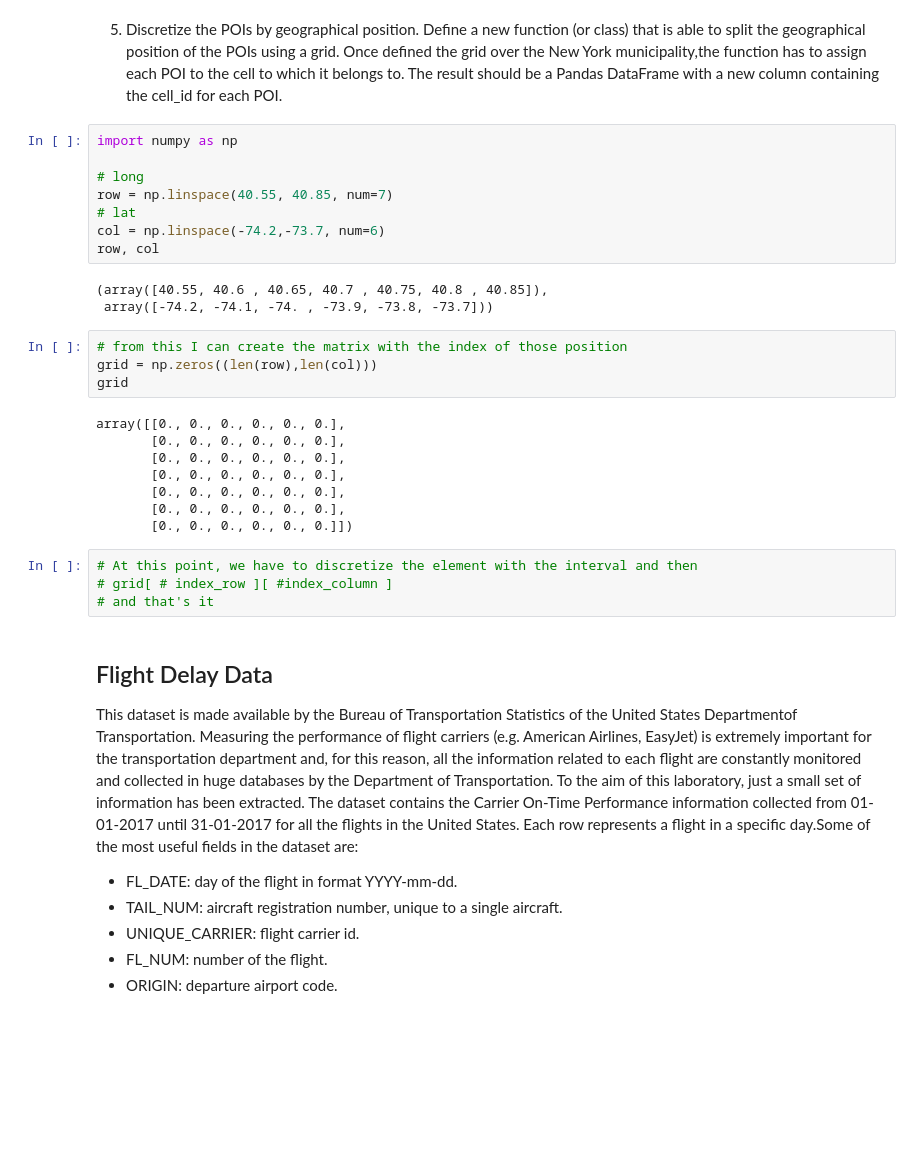
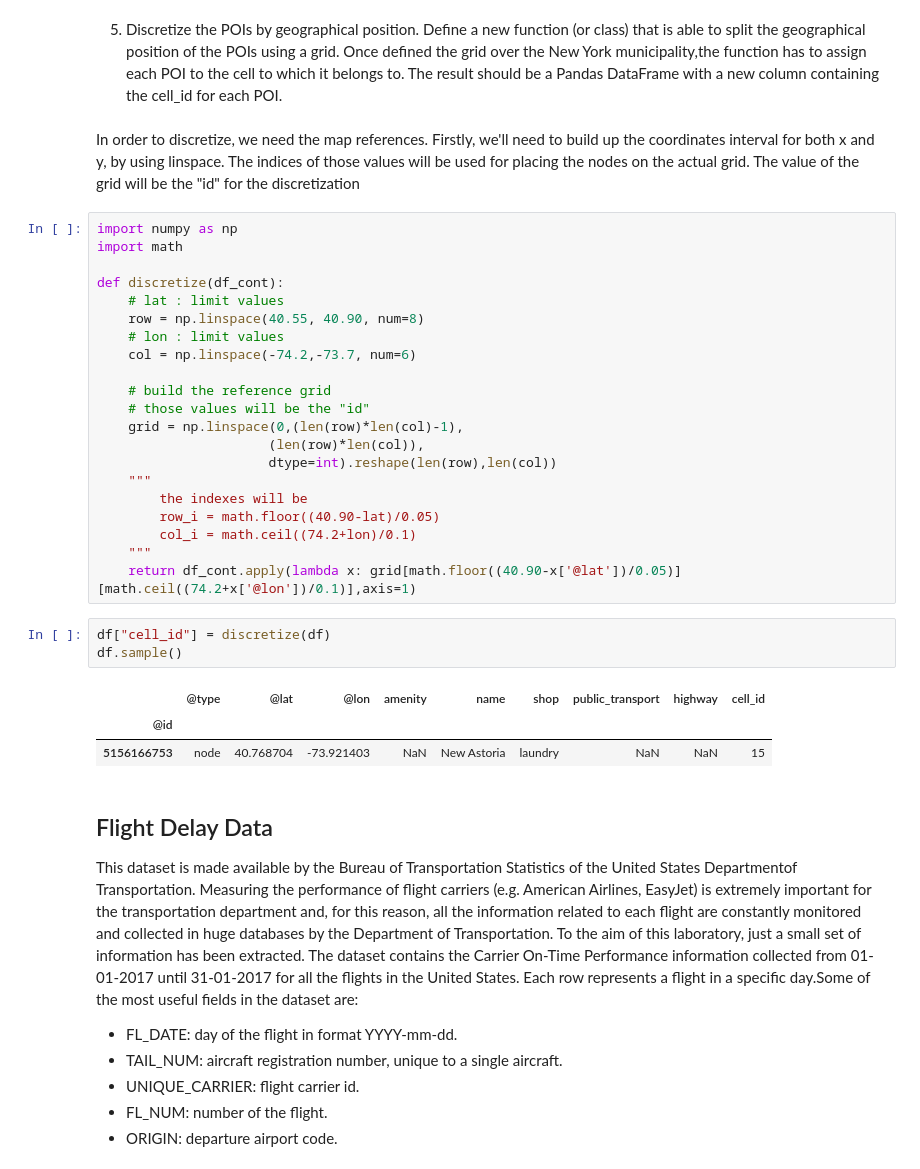
Before and after one commit to francescodisalvo05/Data-Science-Lab-Exercises, a Jupyter notebook: Notebooks/5-Laboratory-04-11-2020.ipynb, the cells around one changed output. Drawn from its saved outputs; the diff is of its cells as text; blank space fills up the shorter version.

```diff
--- a/Notebooks/5-Laboratory-04-11-2020.ipynb
+++ b/Notebooks/5-Laboratory-04-11-2020.ipynb
@@ -173,33 +173,36 @@ plotScatterImg("fast_food")
 Well, of course a stronger concentration of points means a stonger presence of those amenities. Then, for a better understanding I introduced the parameter $\alpha$ in order to  have a darker color over the most concentrated areas
 # %% [markdown]
 5. Discretize the POIs by geographical position. Define a new function (or class) that is able to split the geographical position of the POIs using a grid. Once defined the grid over the New York municipality,the function has to assign each POI to the cell to which it belongs to. The result should be a Pandas DataFrame with a new column containing the cell_id for each POI.
-# %%
-import numpy as np
-
-# long
-row = np.linspace(40.55, 40.85, num=7)
-# lat
-col = np.linspace(-74.2,-73.7, num=6)
-row, col
-# %% [output]
-(array([40.55, 40.6 , 40.65, 40.7 , 40.75, 40.8 , 40.85]),
- array([-74.2, -74.1, -74. , -73.9, -73.8, -73.7]))
-# %%
-# from this I can create the matrix with the index of those position
-grid = np.zeros((len(row),len(col)))
-grid
-# %% [output]
-array([[0., 0., 0., 0., 0., 0.],
-       [0., 0., 0., 0., 0., 0.],
-       [0., 0., 0., 0., 0., 0.],
-       [0., 0., 0., 0., 0., 0.],
-       [0., 0., 0., 0., 0., 0.],
-       [0., 0., 0., 0., 0., 0.],
-       [0., 0., 0., 0., 0., 0.]])
-# %%
-# At this point, we have to discretize the element with the interval and then
-# grid[ # index_row ][ #index_column ]
-# and that's it
+# %% [markdown]
+In order to discretize, we need the map references. Firstly, we'll need to build up the coordinates interval for both x and y, by using linspace. The indices of those values will be used for placing the nodes on the actual grid. The value of the grid will be the "id" for the discretization
+# %%
+import numpy as np
+import math
+
+def discretize(df_cont):
+    # lat : limit values
+    row = np.linspace(40.55, 40.90, num=8)
+    # lon : limit values
+    col = np.linspace(-74.2,-73.7, num=6)
+
+    # build the reference grid
+    # those values will be the "id"
+    grid = np.linspace(0,(len(row)*len(col)-1),
+                      (len(row)*len(col)),
+                      dtype=int).reshape(len(row),len(col))
+    """
+        the indexes will be
+        row_i = math.floor((40.90-lat)/0.05)
+        col_i = math.ceil((74.2+lon)/0.1)
+    """
+    return df_cont.apply(lambda x: grid[math.floor((40.90-x['@lat'])/0.05)][math.ceil((74.2+x['@lon'])/0.1)],axis=1)
+# %%
+df["cell_id"] = discretize(df)
+df.sample()
+# %% [output]
+|  | @type | @lat | @lon | amenity | name | shop | public_transport | highway | cell_id |
+| @id |  |  |  |  |  |  |  |  |  |
+| 5156166753 | node | 40.768704 | -73.921403 | NaN | New Astoria | laundry | NaN | NaN | 15 |
 # %% [markdown]
 ## Flight Delay Data
 This dataset is made available by the Bureau of Transportation Statistics of the United States Departmentof Transportation. Measuring the performance of flight carriers (e.g. American Airlines, EasyJet) is extremely important for the transportation department and, for this reason, all the information related to each flight are constantly monitored and collected in huge databases by the Department of Transportation. To the aim of this laboratory, just a small set of information has been extracted. The dataset contains the Carrier On-Time Performance information collected from 01-01-2017 until 31-01-2017 for all the flights in the United States. Each row represents a flight in a specific day.Some of the most useful fields in the dataset are:
```
